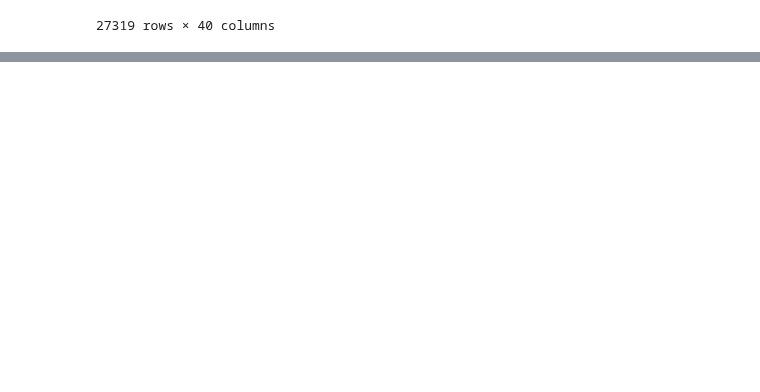
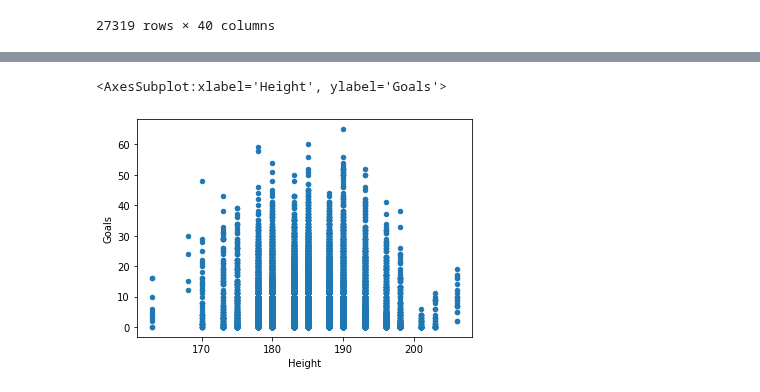
Before and after one commit to data301-2021-winter1/project-group38-project, a Jupyter notebook: notebooks/analysis1.ipynb, the cells around one changed output, grey strips where cells are left out. Drawn from its saved outputs; the diff is of its cells as text; code cells hidden in the pictures; blank space fills up the shorter version.

Commit message:
Started milestone 3, cleaned my data and added some visuals

```diff
--- a/notebooks/analysis1.ipynb
+++ b/notebooks/analysis1.ipynb
@@ -5,8 +5,10 @@
 
 I am interested in the ideal size of a hockey player. Whether it is the best size for scoring based off of the data present or the ideal size for a goalie, it will be interesting to discover the ideal size for different roles and allow people to compare themselves to this analysis.
 # %%
+#Step one of analysis Pipeline Loading data.
 import pandas as pd
-pd.read_csv("../data/raw/NHL_Players_Statistics.csv", sep=";")
+nhlData=pd.read_csv("../data/raw/NHL_Players_Statistics.csv", sep=";")
+nhlData
 # %% [output]
 |  | Name | Date_of_birth | SEASON_year | SEASON | TEAM | Games_Played | Goals | Assists | Points | ... |
 | 0 | Aaron Downey | 1974-08-27 | 2000 | '99-'00 | BOS | 1 | 0.0 | 0.0 | 0.0 | ... |
@@ -21,3 +23,9 @@ pd.read_csv("../data/raw/NHL_Players_Statistics.csv", sep=";")
 | 27317 | Zigmund Palffy | 1972-05-05 | 2004 | '03-'04 | LA | 35 | 16.0 | 25.0 | 41.0 | ... |
 | 27318 | Zigmund Palffy | 1972-05-05 | 2006 | '05-'06 | PIT | 42 | 11.0 | 31.0 | 42.0 | ... |
 27319 rows × 40 columns
+# %%
+# Step 2 of analysis Pipeline, Cleaning data by dropping columns I will not be using (anything not to do with player size and points) and removing missing data.
+nhlSkaterSize_GoalsInitialClean=nhlData.drop(["Date_of_birth","TEAM","Place_of_birth","Saves","Save_Percentage","Shutouts","Goals_Against","Goals_Against_Average","Shots_Against",
+                                   "Time_on_Ice_per_Game",'Games_Started','Number',"Overtime_Losses","Ties","PowerPlay_Goals","PowerPlay_Assists","Short_Goals",
+                                    "Short_Assists","Game_Tying_Goals","SEASON","Game_Winning_Goals","Production","Wins","Losses","Experience","PlusMinus_Ratings", "Penalty_Minutes"],axis=1)
+nhlSkaterSize_GoalsInitialClean
@@ -23,0 +46,5 @@ pd.read_csv("../data/raw/NHL_Players_Statistics.csv", sep=";")
+# %%
+# Step 2 Cleaning Data this is also involved with Cleaning data by removing rows that are not relevant in my EDA (data from earlier than 2000).
+
+nhlSkaterSize_GoalsInitialClean2000s = nhlSkaterSize_GoalsInitialClean.drop(nhlSkaterSize_GoalsInitialClean[nhlSkaterSize_GoalsInitialClean["SEASON_year"] < 2000].index)
+nhlSkaterSize_GoalsInitialClean2000s
@@ -23,0 +75,6 @@ pd.read_csv("../data/raw/NHL_Players_Statistics.csv", sep=";")
+# %%
+#Using a scatter plot for EDA of Height and Goals relationship, normal distribution with median around 185/186 cm.
+nhlSkaterSize_GoalsInitialClean2000s.plot(kind='scatter', x='Height', y='Goals')
+# %% [output]
+<AxesSubplot:xlabel='Height', ylabel='Goals'>
+[figure, added]
```
Also changed, not shown: parts of 5 cells of this notebook.
